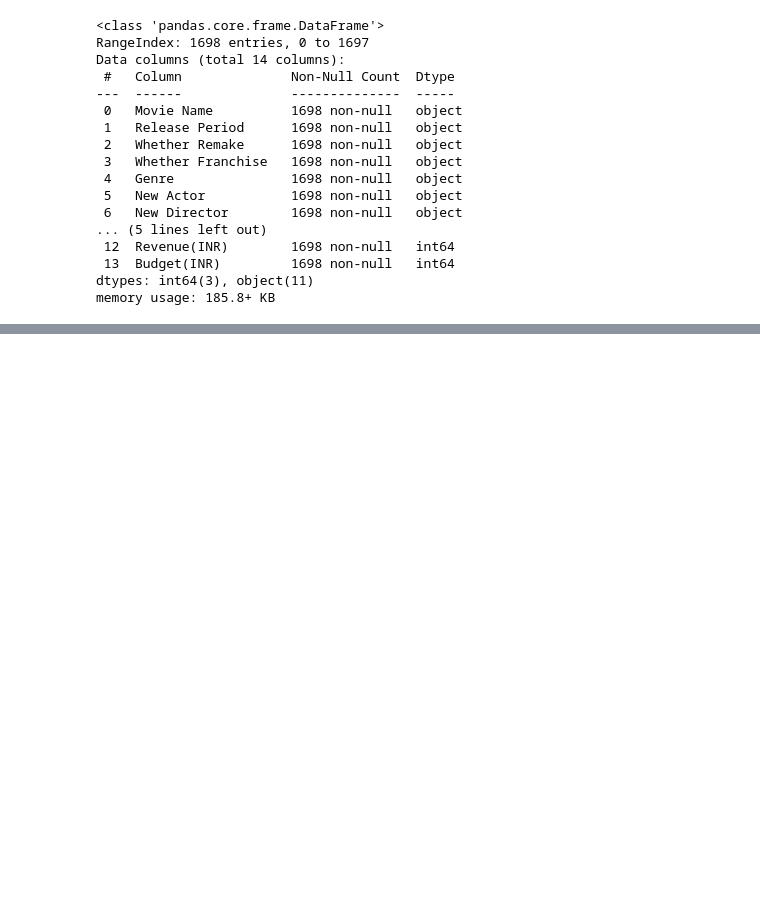
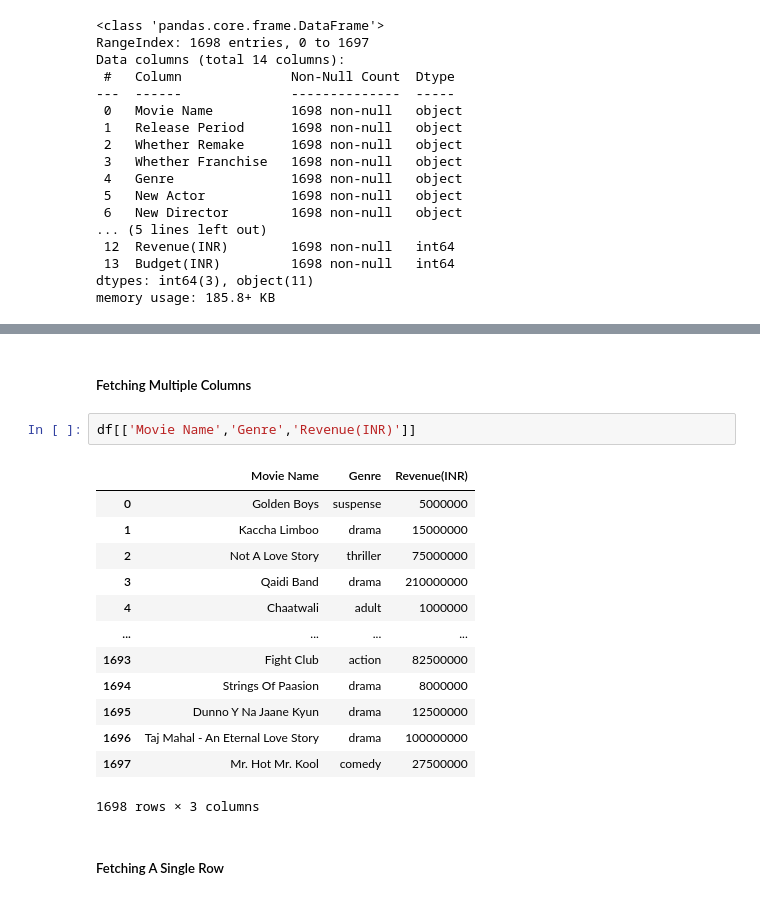
Before and after one commit to Aditya26Das/Machine-Learning, a Jupyter notebook: pandas/dataframe_1.ipynb, the cells around one changed output, grey strips where cells are left out. Saved outputs shown, nothing was run; the diff lists cells and outputs as text; blank space fills up the shorter version.

```diff
--- a/pandas/dataframe_1.ipynb
+++ b/pandas/dataframe_1.ipynb
@@ -153,0 +245,20 @@ memory usage: 185.8+ KB
+# %% [markdown]
+##### Fetching Multiple Columns
+# %%
+df[['Movie Name','Genre','Revenue(INR)']]
+# %% [output]
+|  | Movie Name | Genre | Revenue(INR) |
+| 0 | Golden Boys | suspense | 5000000 |
+| 1 | Kaccha Limboo | drama | 15000000 |
+| 2 | Not A Love Story | thriller | 75000000 |
+| 3 | Qaidi Band | drama | 210000000 |
+| 4 | Chaatwali | adult | 1000000 |
+| ... | ... | ... | ... |
+| 1693 | Fight Club | action | 82500000 |
+| 1694 | Strings Of Paasion | drama | 8000000 |
+| 1695 | Dunno Y Na Jaane Kyun | drama | 12500000 |
+| 1696 | Taj Mahal - An Eternal Love Story | drama | 100000000 |
+| 1697 | Mr. Hot Mr. Kool | comedy | 27500000 |
+1698 rows × 3 columns
+# %% [markdown]
+##### Fetching A Single Row
```
Also changed, not shown: parts of 21 cells of this notebook, 5 other files.
